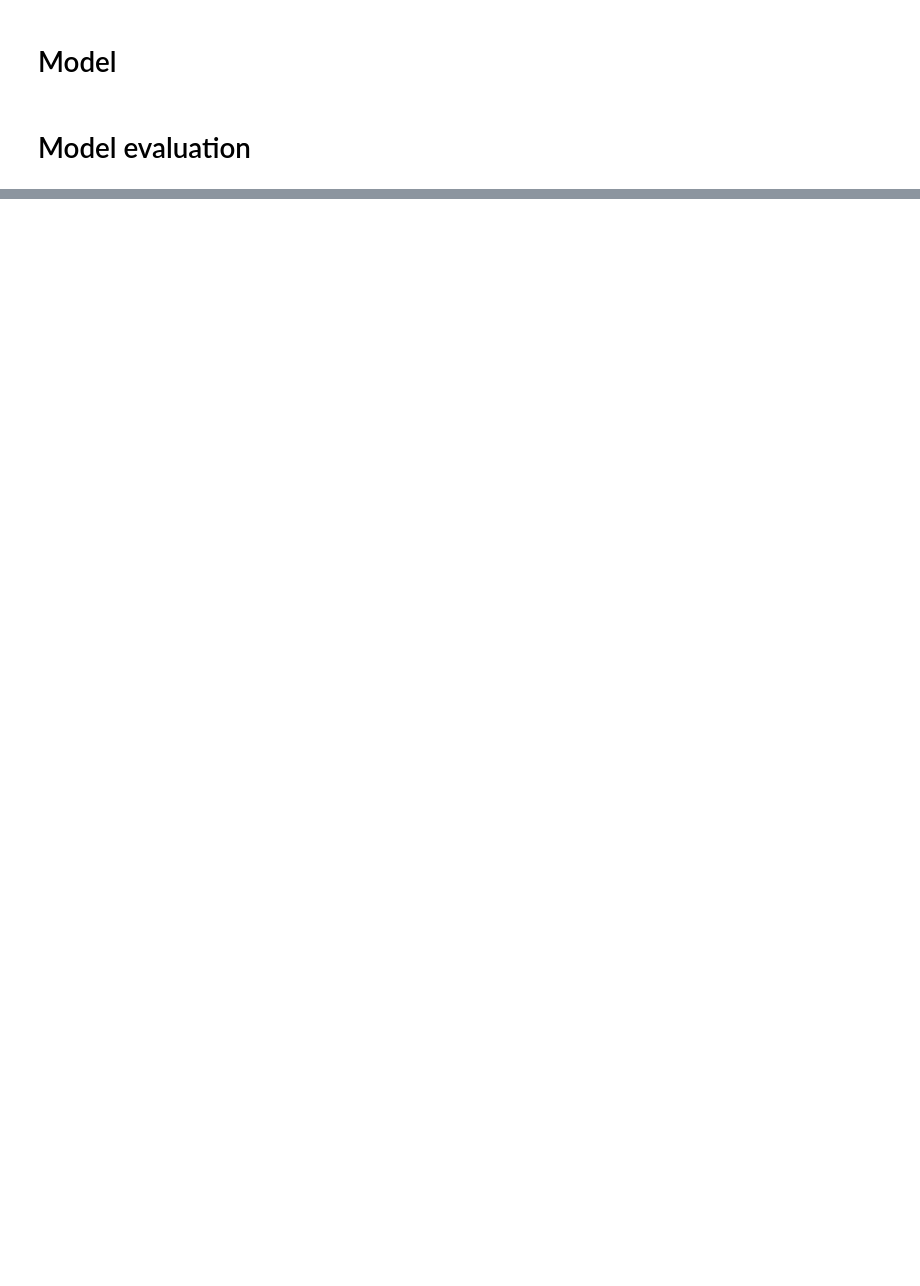
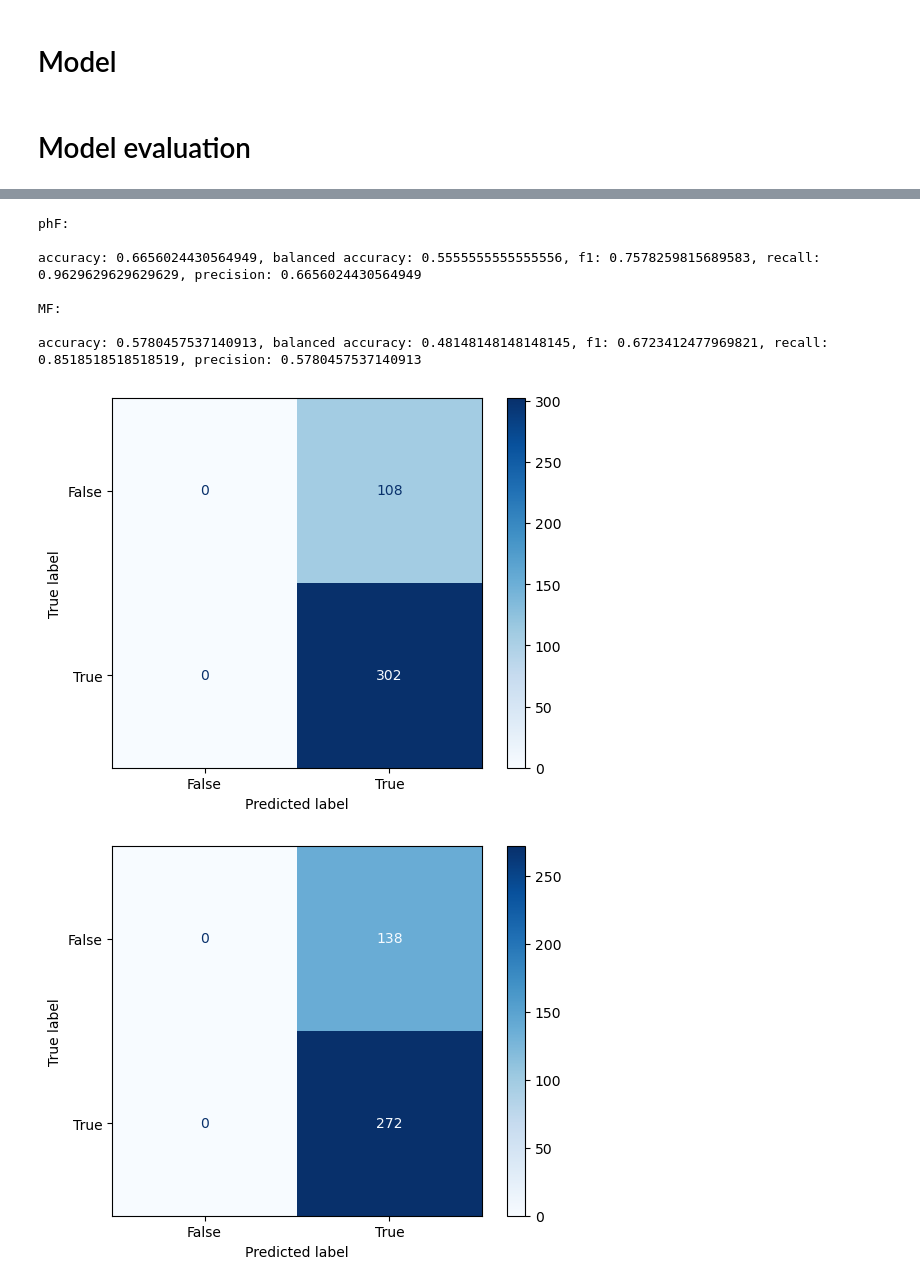
Before and after one commit to Yahnnosh/Sensor-Based-Modeling-of-Fatigue-Using-Transformer-Model, a Jupyter notebook: majority_voting.ipynb, the cells around one changed output, grey strips where cells are left out. Drawn from its saved outputs; the diff is of its cells as text; code cells hidden in the pictures; blank space fills up the shorter version.

Commit message:
majority voting now in leave-one-subject-out-CV

```diff
--- a/majority_voting.ipynb
+++ b/majority_voting.ipynb
@@ -56,20 +54,0 @@ for X, Y in [(X_MF, Y_pred_MF), (X_phF, Y_pred_phF)]:
-# %%
-for X, Y in [(X_MF, Y_pred_MF), (X_phF, Y_pred_phF)]:
-    print(f'{["Mental fatigue", "Physical fatigue"][X != X_MF]}:')
-
-    accuracy = metrics.accuracy_score(X, Y)
-    print(f'Accuracy: {accuracy}')
-
-    balanced_accuracy = metrics.balanced_accuracy_score(X, Y)
-    print(f'Balanced accuracy: {balanced_accuracy}')
-
-    f1 = metrics.f1_score(X, Y)
-    print(f'F1-score: {f1}')
-
-    precision = metrics.precision_score(X, Y)
-    print(f'Precision: {precision}')
-
-    recall = metrics.recall_score(X, Y)
-    print(f'Recall: {recall}')
-
-    print('\n')
@@ -90,0 +55,53 @@ Recall: 1.0
+# %%
+from sklearn.metrics import accuracy_score, balanced_accuracy_score, f1_score, precision_score, recall_score, confusion_matrix, ConfusionMatrixDisplay
+import warnings
+
+with warnings.catch_warnings():
+    for variable in ('phF', 'MF'):
+        print(f'{variable}:\n')
+
+        # ignore numpy warning
+        warnings.filterwarnings('ignore')
+
+        # init
+        accuracy, f1, recall, precision = [], [], [], []
+        train_batches = np.empty((len(subjects), N))
+        train_batches[:, :] = np.nan # fill with NaN
+        test_batches = []
+
+        # separate folds into batches
+        for i, (train_indices, test_indices) in enumerate(LOSOCV_splitter(X)):
+            train_size = len(train_indices)
+            train_batches[i, :train_size] = X[variable][train_indices]
+            test_batches.append(np.array(X[variable][test_indices]))
+
+        # predict
+        y_pred = MajorityVoter().predict(train_batches)
+        y_true = np.array(test_batches)
+
+        # flatten
+        y_pred_flat, y_true_flat = [], []
+        for i in range(y_pred.shape[0]):
+            y_pred_flat += list(y_pred[i])
+            y_true_flat += list(y_true[i])
+
+        # metrics
+        accuracy = np.mean([accuracy_score(y_pred=y_pred_batch, y_true=y_true_batch) for (y_pred_batch, y_true_batch) in zip(y_pred, y_true)])
+        balanced_accuracy = np.mean([balanced_accuracy_score(y_pred=y_pred_batch, y_true=y_true_batch) for (y_pred_batch, y_true_batch) in zip(y_pred, y_true)])
+        f1 = np.mean([f1_score(y_pred=y_pred_batch, y_true=y_true_batch) for (y_pred_batch, y_true_batch) in zip(y_pred, y_true)])
+        recall = np.mean([recall_score(y_pred=y_pred_batch, y_true=y_true_batch) for (y_pred_batch, y_true_batch) in zip(y_pred, y_true)])
+        precision = np.mean([precision_score(y_pred=y_pred_batch, y_true=y_true_batch) for (y_pred_batch, y_true_batch) in zip(y_pred, y_true)])
+        confusion = confusion_matrix(y_pred=y_pred_flat, y_true=y_true_flat)
+        metrics.ConfusionMatrixDisplay(confusion_matrix=confusion, display_labels=[False, True]).plot(cmap=plt.cm.Blues)
+
+        print(f'accuracy: {accuracy}, balanced accuracy: {balanced_accuracy}, f1: {f1}, recall: {recall}, precision: {precision}\n')
+# %% [output]
+phF:
+
+accuracy: 0.6656024430564949, balanced accuracy: 0.5555555555555556, f1: 0.7578259815689583, recall: 0.9629629629629629, precision: 0.6656024430564949
+
+MF:
+
+accuracy: 0.5780457537140913, balanced accuracy: 0.48148148148148145, f1: 0.6723412477969821, recall: 0.8518518518518519, precision: 0.5780457537140913
+[figure, added]
+[figure, added]
```
Also changed, not shown: parts of 12 cells of this notebook.
